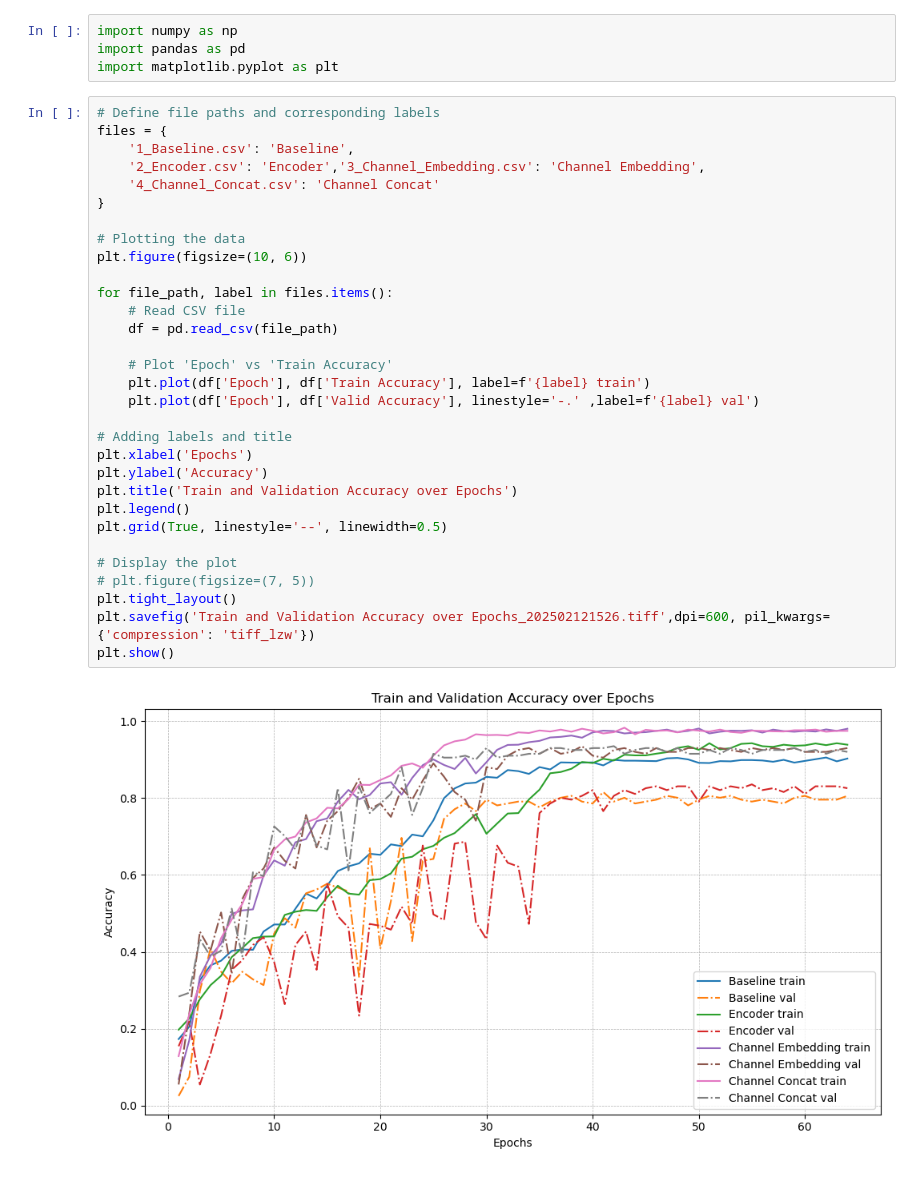
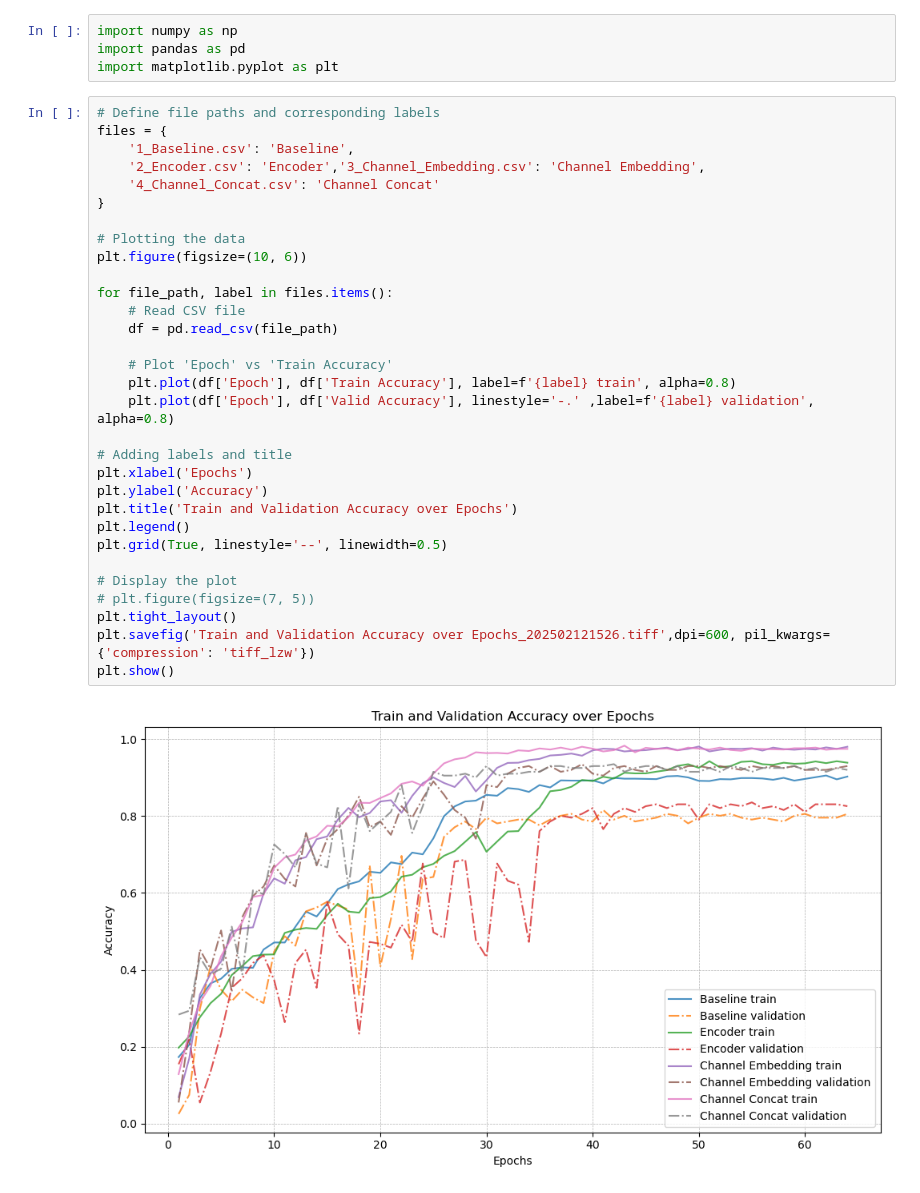
Before and after one commit to WoodFY/MSMCE, a Jupyter notebook: visualization/visualization.ipynb, the cells around one changed output. Cells and saved outputs as stored; diff of their text form.

```diff
--- a/visualization/visualization.ipynb
+++ b/visualization/visualization.ipynb
@@ -5,34 +5,34 @@ import matplotlib.pyplot as plt
 # %%
 # Define file paths and corresponding labels
 files = {
     '1_Baseline.csv': 'Baseline',
     '2_Encoder.csv': 'Encoder','3_Channel_Embedding.csv': 'Channel Embedding',
     '4_Channel_Concat.csv': 'Channel Concat'
 }
 
 # Plotting the data
 plt.figure(figsize=(10, 6))
 
 for file_path, label in files.items():
     # Read CSV file
     df = pd.read_csv(file_path)
 
     # Plot 'Epoch' vs 'Train Accuracy'
-    plt.plot(df['Epoch'], df['Train Accuracy'], label=f'{label} train')
-    plt.plot(df['Epoch'], df['Valid Accuracy'], linestyle='-.' ,label=f'{label} val')
+    plt.plot(df['Epoch'], df['Train Accuracy'], label=f'{label} train', alpha=0.8)
+    plt.plot(df['Epoch'], df['Valid Accuracy'], linestyle='-.' ,label=f'{label} validation', alpha=0.8)
 
 # Adding labels and title
 plt.xlabel('Epochs')
 plt.ylabel('Accuracy')
 plt.title('Train and Validation Accuracy over Epochs')
 plt.legend()
 plt.grid(True, linestyle='--', linewidth=0.5)
 
 # Display the plot
 # plt.figure(figsize=(7, 5))
 plt.tight_layout()
 plt.savefig('Train and Validation Accuracy over Epochs_202502121526.tiff',dpi=600, pil_kwargs={'compression': 'tiff_lzw'})
 plt.show()
 # %% [output]
-[figure, old version]
+[figure, new version]
 # %%
```
Also changed, not shown: parts of 1 cell of this notebook.
